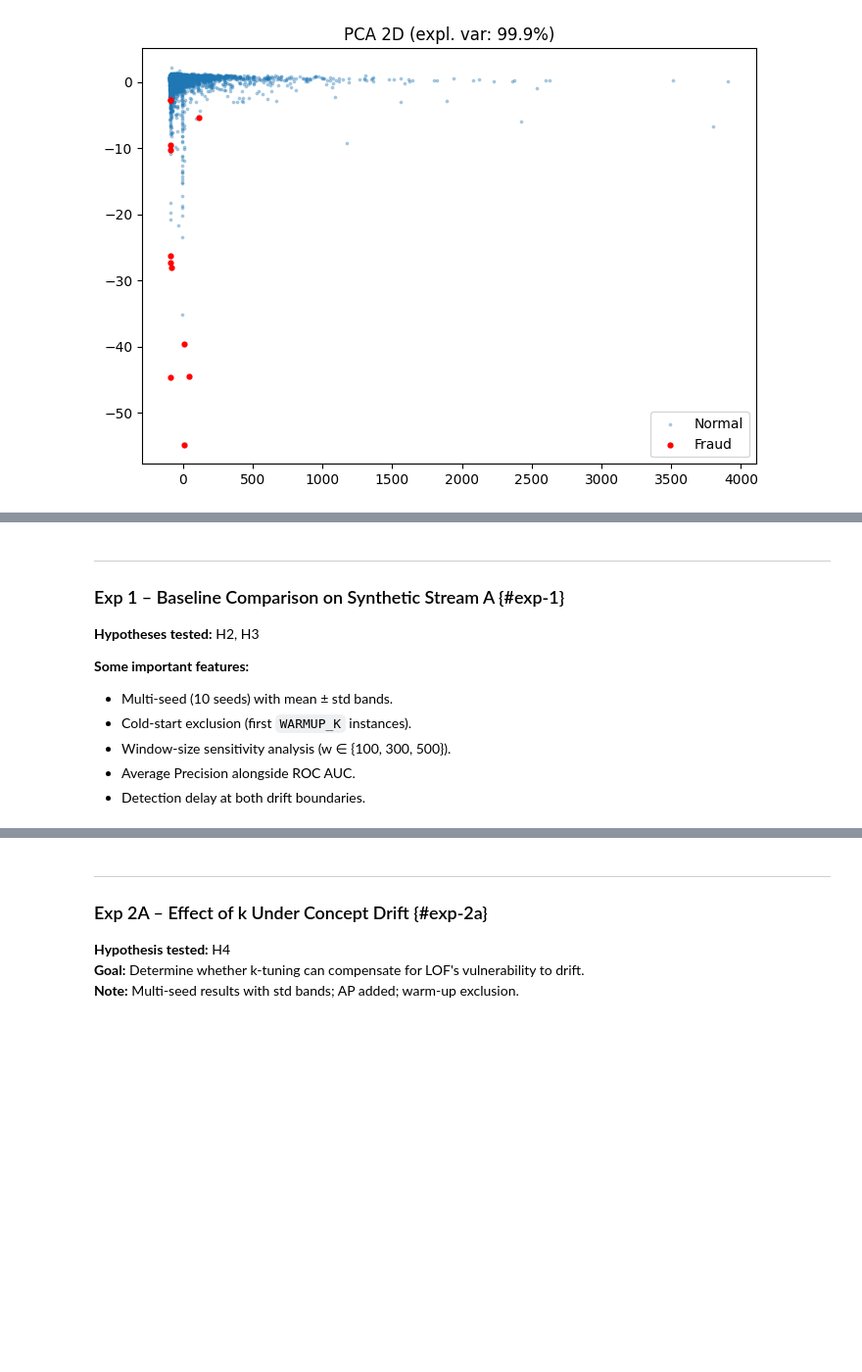
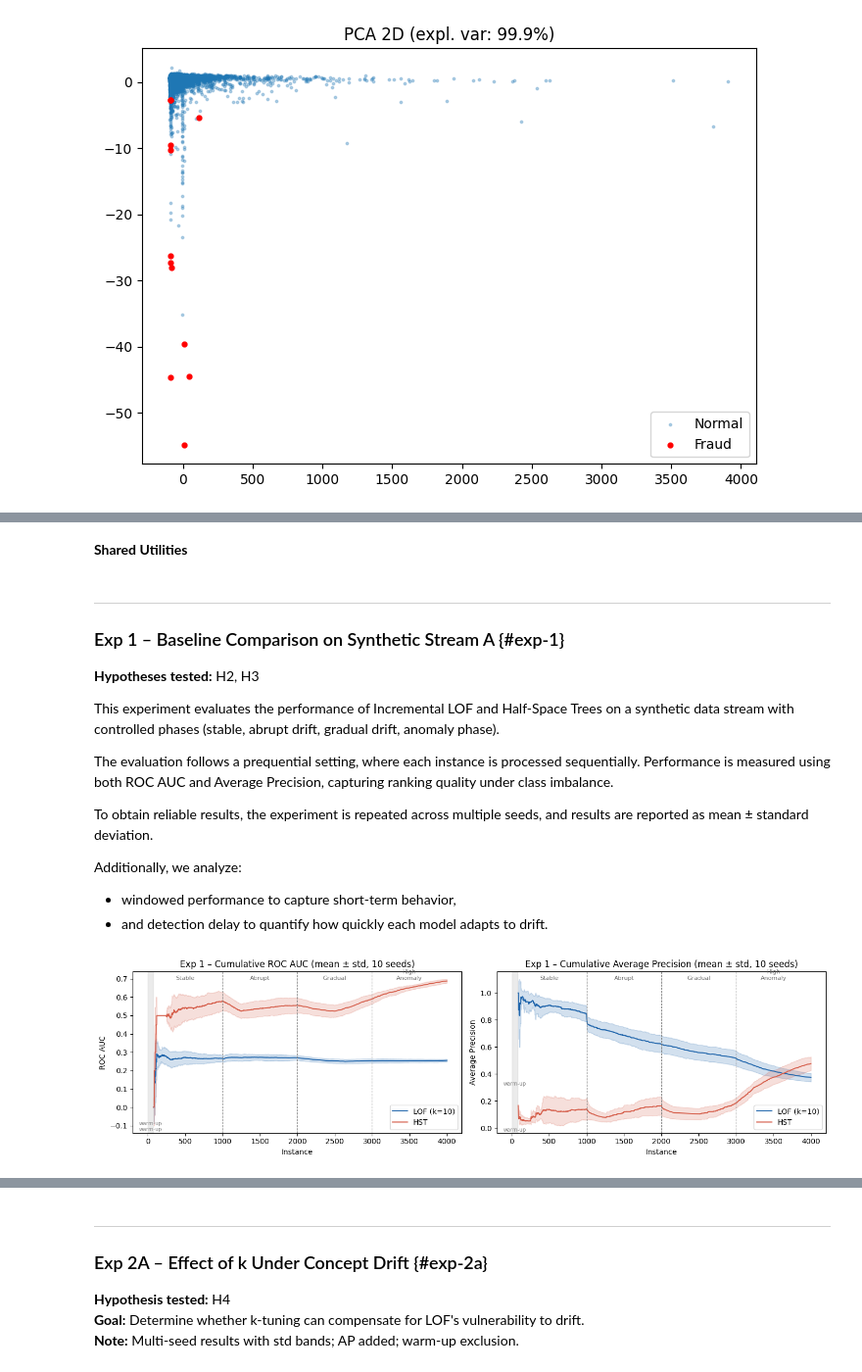
Before and after one commit to gjoliveira/Incremental-LOF, a Jupyter notebook: notebook_reorganised.ipynb, the cells around one changed output, grey strips where cells are left out. Shown at 98% size. Saved outputs shown, nothing was run; the diff lists cells and outputs as text; code cells hidden in the pictures; blank space fills up the shorter version.

```diff
--- a/notebook_reorganised.ipynb
+++ b/notebook_reorganised.ipynb
@@ -449,3 +512,5 @@ plt.legend(); plt.tight_layout(); plt.show()
+# %% [markdown]
+**Shared Utilities**
 # %%
 # ─── Prequential loop ────────────────────────────────────────────────────────
 
@@ -590,34 +756,40 @@ COLORS = {"LOF": "#2166ac", "HST": "#d6604d", "LOF_k5": "#92c5de",
 
 **Hypotheses tested:** H2, H3
 
-**Some important features:**
-- Multi-seed (10 seeds) with mean ± std bands.
-- Cold-start exclusion (first `WARMUP_K` instances).
-- Window-size sensitivity analysis (w ∈ {100, 300, 500}).
-- Average Precision alongside ROC AUC.
-- Detection delay at both drift boundaries.
+This experiment evaluates the performance of Incremental LOF and Half-Space Trees on a synthetic data stream with controlled phases (stable, abrupt drift, gradual drift, anomaly phase).
+
+The evaluation follows a prequential setting, where each instance is processed sequentially. Performance is measured using both ROC AUC and Average Precision, capturing ranking quality under class imbalance.
+
+To obtain reliable results, the experiment is repeated across multiple seeds, and results are reported as mean ± standard deviation.
+
+Additionally, we analyze:
+
+* windowed performance to capture short-term behavior,
+* and detection delay to quantify how quickly each model adapts to drift.
 # %%
 # ── 1a. Multi-seed cumulative ROC AUC ────────────────────────────────────────
 
-res_lof_1 = multi_seed_experiment(
+res_lof_1 = multi_seed_experiment_parallel(
     generate_synthetic_stream,
     lambda: anomaly.LocalOutlierFactor(n_neighbors=10)
 )
-res_hst_1 = multi_seed_experiment(
+res_hst_1 = multi_seed_experiment_parallel(
     generate_synthetic_stream,
     lambda: anomaly.HalfSpaceTrees(n_trees=10, height=8, window_size=250)
 )
 
 n = 4000
 fig, axes = plt.subplots(1, 2, figsize=(14, 4))
 
 for ax, key, title in zip(axes, ["roc", "ap"], ["ROC AUC", "Average Precision"]):
     plot_mean_std(ax, res_lof_1[key], "LOF (k=10)", COLORS["LOF"])
     plot_mean_std(ax, res_hst_1[key], "HST",        COLORS["HST"])
     add_phase_lines(ax, n)
     ax.set_title(f"Exp 1 – Cumulative {title} (mean ± std, 10 seeds)")
     ax.set_xlabel("Instance"); ax.set_ylabel(title)
     ax.legend()
 
 plt.tight_layout()
 plt.show()
+# %% [output]
+[figure, added]
```
Also changed, not shown: parts of 33 cells of this notebook.
